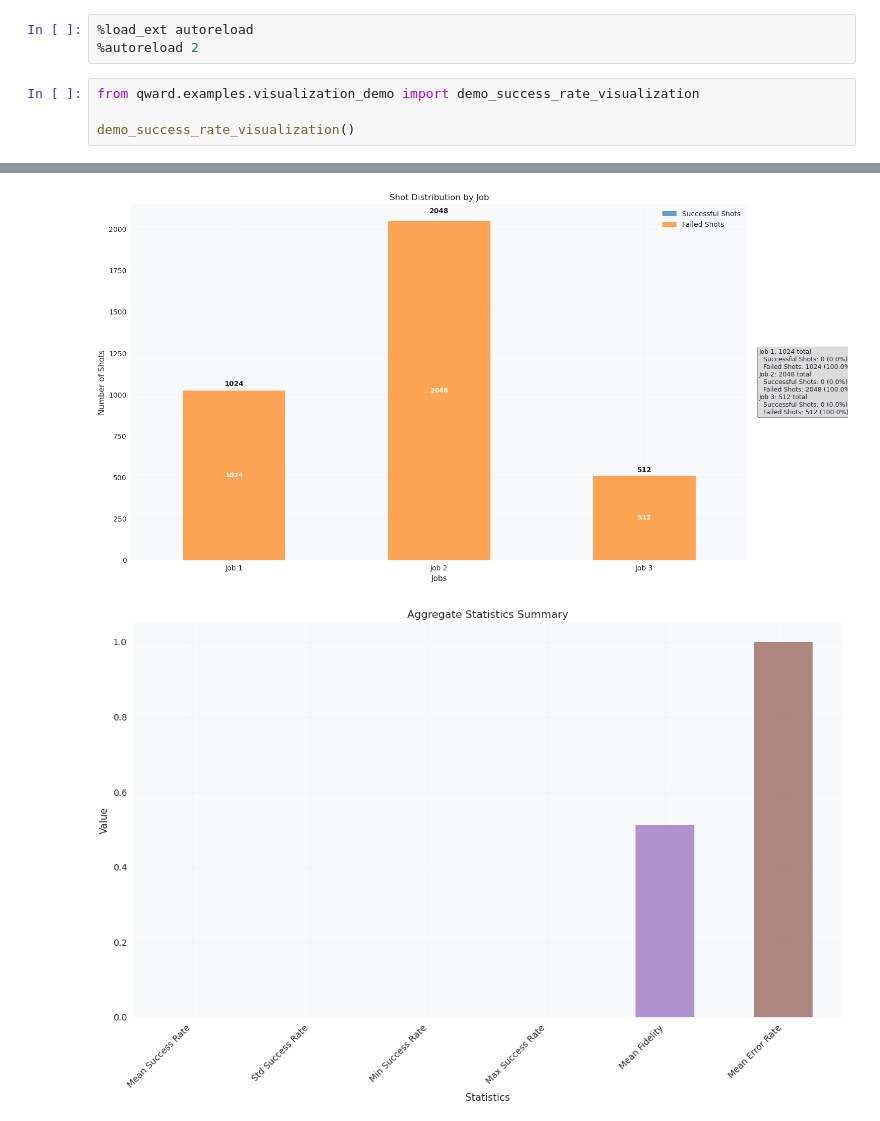
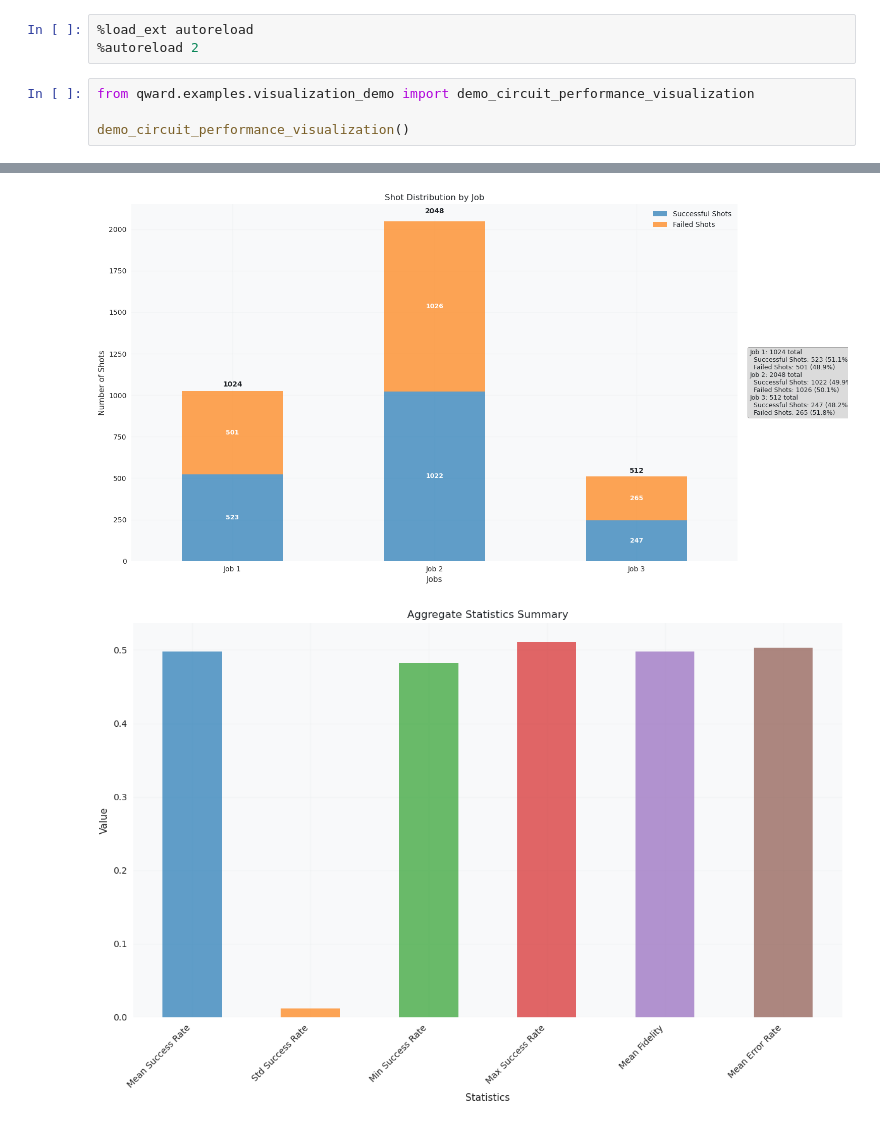
Before and after one commit to xthecapx/qiskit-qward, a Jupyter notebook: qward/examples/visualizer.ipynb, the cells around one changed output, grey strips where cells are left out. Saved outputs shown, nothing was run; the diff lists cells and outputs as text.

Commit message:
refactor: add circuit performance metrics and visualization

```diff
--- a/qward/examples/visualizer.ipynb
+++ b/qward/examples/visualizer.ipynb
@@ -2,7 +2,7 @@
 %load_ext autoreload
 %autoreload 2
 # %%
-from qward.examples.visualization_demo import demo_success_rate_visualization
+from qward.examples.visualization_demo import demo_circuit_performance_visualization
 
-demo_success_rate_visualization()
+demo_circuit_performance_visualization()
 # %% [output]
@@ -32,2 +32,2 @@ meas: 2/══════════════╩══╩═
-[figure, old version]
+[figure, new version]
-[figure, old version]
+[figure, new version]
```
Also changed, not shown: parts of 1 cell of this notebook, 37 other files.
